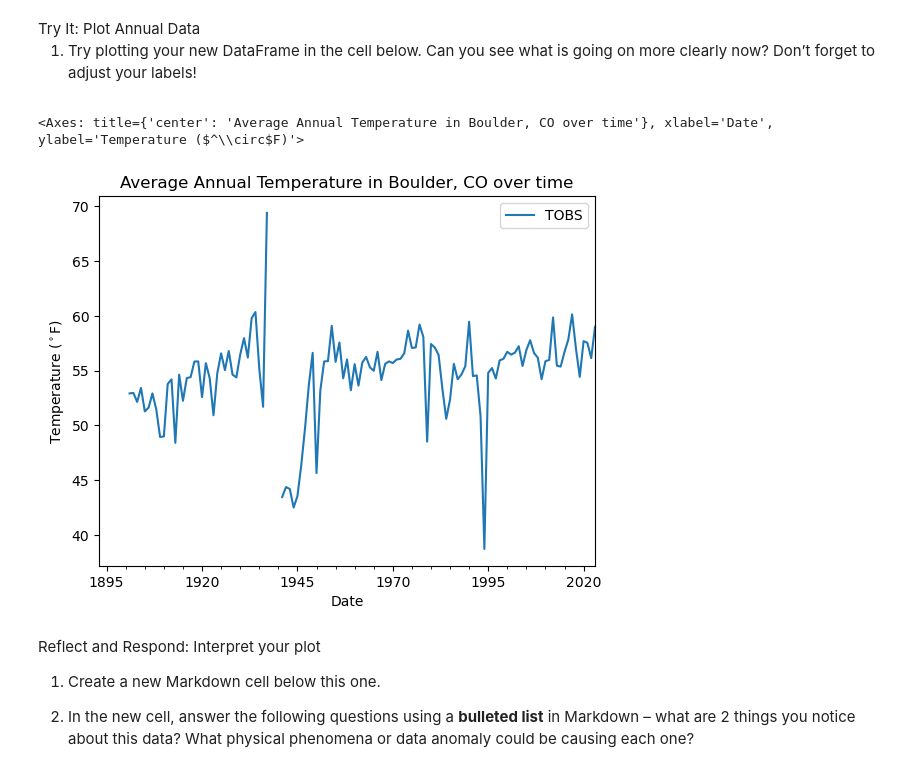
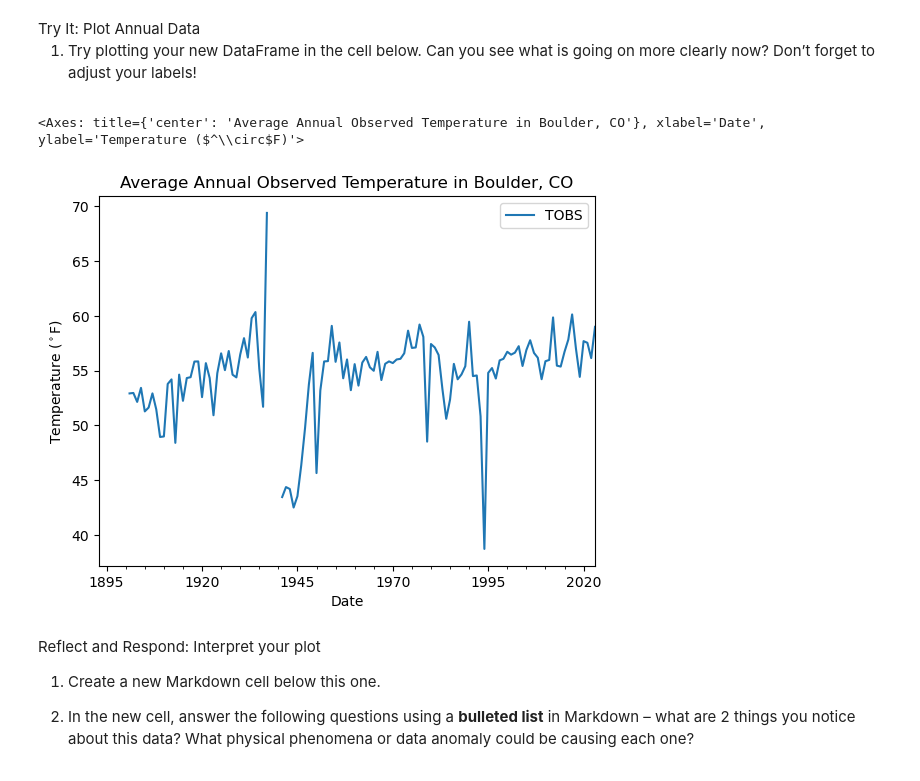
Before and after one commit to earthlab-education/climate-coding-challenge-earthlab-test-student, a Jupyter notebook: notebooks/climate-coding-challenge/climate-04-plot.ipynb, the cells around one changed output. Drawn from its saved outputs; the diff is of its cells as text; code cells hidden in the pictures.

Commit message:
changed plot title

```diff
--- a/notebooks/climate-coding-challenge/climate-04-plot.ipynb
+++ b/notebooks/climate-coding-challenge/climate-04-plot.ipynb
@@ -138,13 +141,13 @@ is going on more clearly now? Don’t forget to adjust your labels!</li>
 # %%
 # Plot the annual data
 ann_climate_df.plot(
     y='TOBS',
-    title='Average Annual Temperature in Boulder, CO over time',
+    title='Average Annual Observed Temperature in Boulder, CO',
     xlabel='Date',
     ylabel='Temperature ($^\circ$F)')
 # %% [output]
-<Axes: title={'center': 'Average Annual Temperature in Boulder, CO over time'}, xlabel='Date', ylabel='Temperature ($^\\circ$F)'>
+<Axes: title={'center': 'Average Annual Observed Temperature in Boulder, CO'}, xlabel='Date', ylabel='Temperature ($^\\circ$F)'>
-[figure, old version]
+[figure, new version]
 # %% [markdown]
 <link rel="stylesheet" type="text/css" href="./assets/styles.css"><div class="callout callout-style-default callout-titled callout-respond"><div class="callout-header"><div class="callout-icon-container"><i class="callout-icon"></i></div><div class="callout-title-container flex-fill">Reflect and Respond: Interpret your plot</div></div><div class="callout-body-container callout-body"><ol type="1">
 <li><p>Create a new Markdown cell below this one.</p></li>
```
Also changed, not shown: parts of 1 cell of this notebook, 1 other file.
